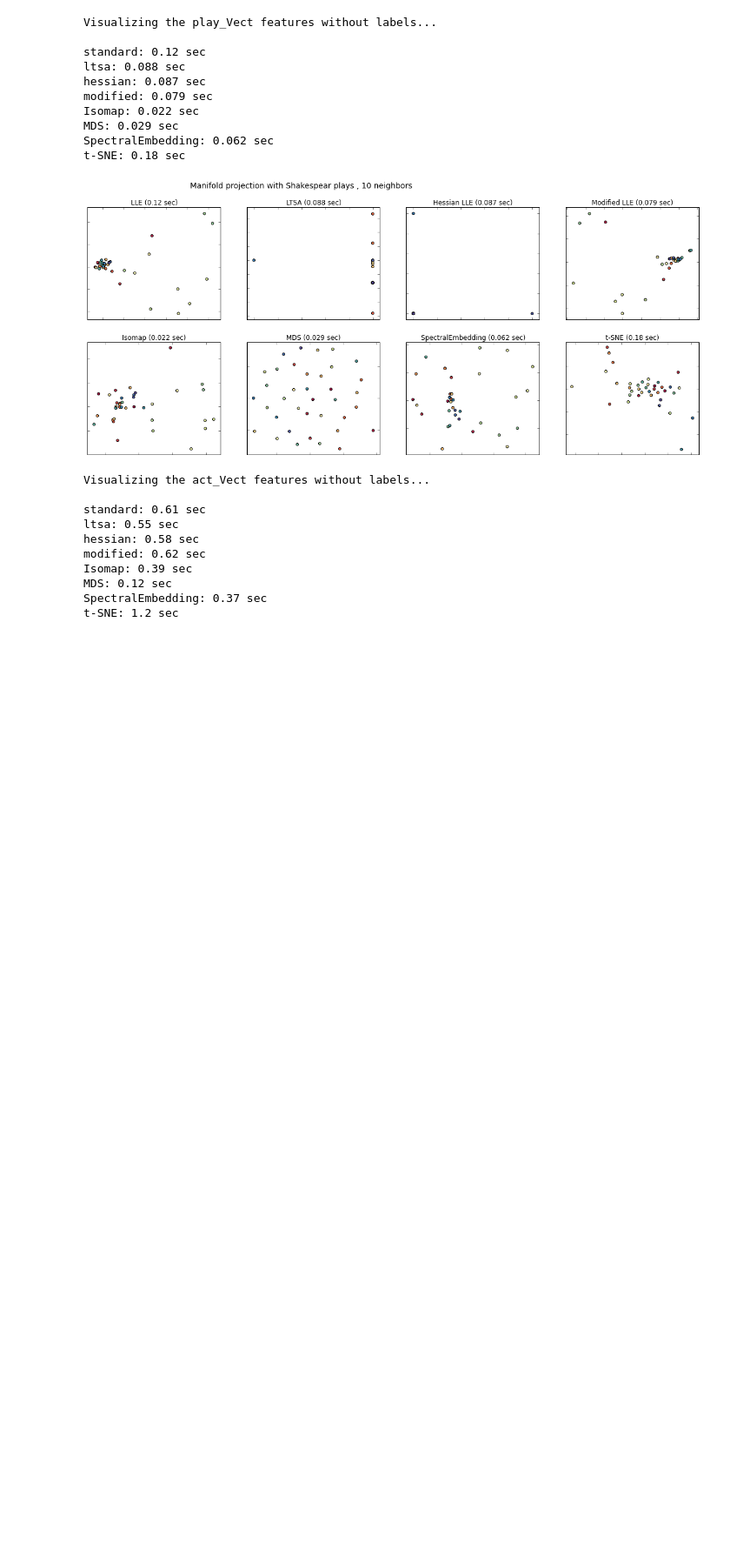
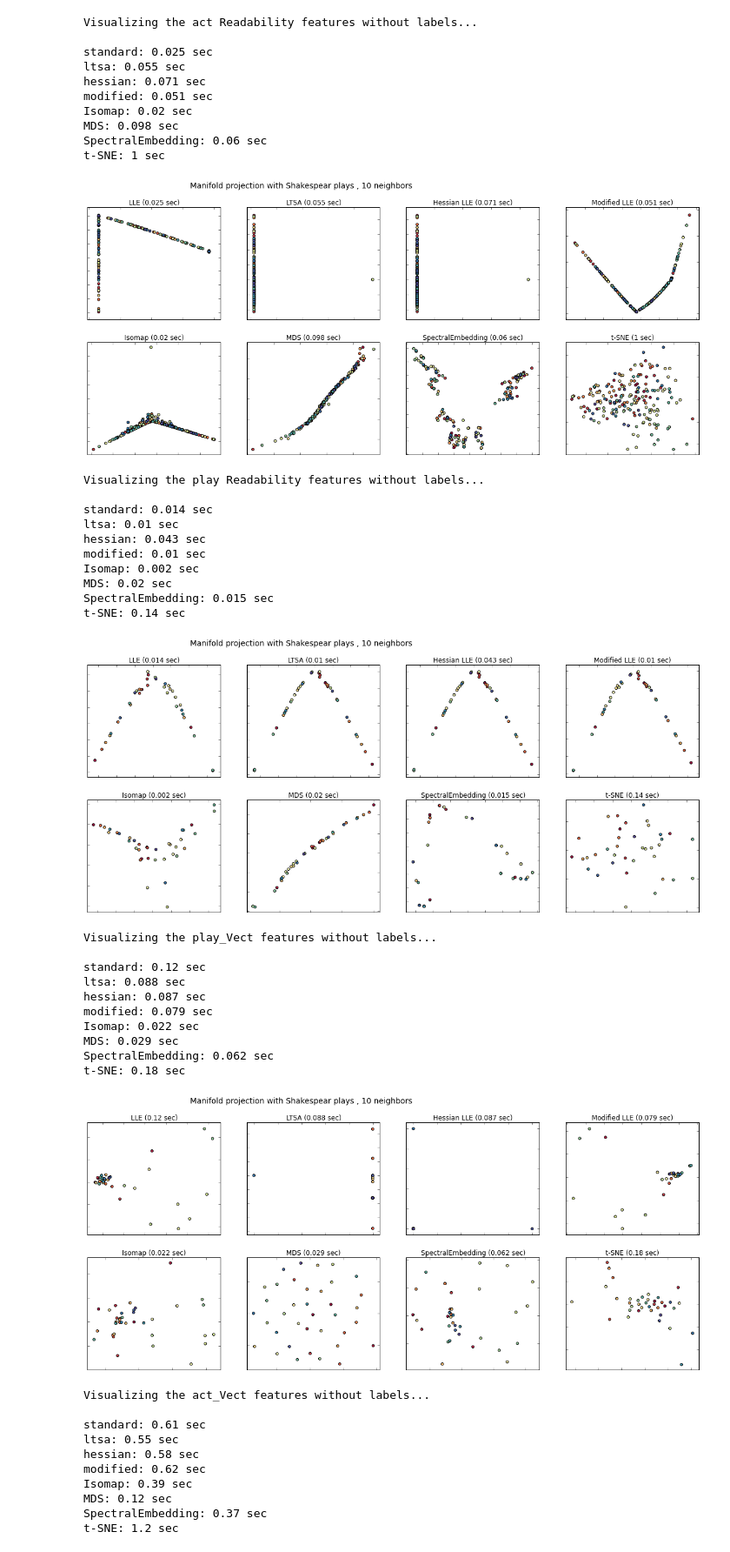
Before and after one commit to dingchaoz/machine_learning, a Jupyter notebook: HW4/Manifold_Visualize_Features_Plays.ipynb, the cells around one changed output. Shown at 87% size. Cells and saved outputs as stored; diff of their text form; code cells hidden in the pictures; blank space fills up the shorter version.

Commit message:
visualized readability feature data

```diff
--- a/HW4/Manifold_Visualize_Features_Plays.ipynb
+++ b/HW4/Manifold_Visualize_Features_Plays.ipynb
@@ -3,11 +3,7 @@
 ## More note can be found in the trial and test note.docx
 
 %matplotlib inline
-from sklearn.decomposition import TruncatedSVD
-from sklearn.preprocessing import Normalizer
-from sklearn.cluster import KMeans, MiniBatchKMeans
-from sklearn.mixture import GMM, DPGMM
-from sklearn.pipeline import make_pipeline
+
 from time import time
 from sklearn import metrics
 from scipy import linalg
@@ -46,6 +42,9 @@ play_Labels= pd.read_csv('LSA_VectorizedFeatures/play_feature_labels.txt',sep='\
 # print(scene_Labels)
 #     explained_variance = svd.explained_variance_ratio_.sum()
 #     print(explained_variance)
+act_Readability = pd.read_csv('Readability_Features/Act_Readability_Feature.txt',sep=',',header = None)
+play_Readability = pd.read_csv('Readability_Features/Play_Readability_Feature.txt',sep=',',header = None)
+scene_Readability = pd.read_csv('Readability_Features/Scene_Readability_Feature.txt',sep=',',header = None)
 # %%
 ## Function to get the annotation label
 def get_play_number(X):
@@ -67,7 +66,7 @@ scene_annot = get_play_number(scene_Labels)
 ## Adapated from http://scikit-learn.org/stable/auto_examples/manifold/plot_compare_methods.html#example-manifold-plot-compare-methods-py
 ## There are errors when apply to scene_Vect
 ## Visualize the plays by projecting them on non-linear plane to differ from the PCA projection
-def manifold_projection(X,L=None, n_neighbors = 10,n_components = 2):
+def manifold_projection(X,annot=None,L=None, n_neighbors = 10,n_components = 2):
 
 
     fig = plt.figure(figsize=(25, 8))
@@ -77,6 +76,7 @@ def manifold_projection(X,L=None, n_neighbors = 10,n_components = 2):
 
     size = len(X)
     color = range(size)
+    #color = annot
     color = [x/size for x in color]
 
     methods = ['standard', 'ltsa', 'hessian', 'modified']
@@ -166,3 +166,6 @@ def manifold_projection(X,L=None, n_neighbors = 10,n_components = 2):
     plt.axis('tight')
 
     plt.show()
+# %%
+act_Readability = pd.read_csv('Readability_Features/Act_Readability_Feature.txt',sep=',',header = None)
+act_Readability.head(n=5)
@@ -169,3 +179,33 @@ def manifold_projection(X,L=None, n_neighbors = 10,n_components = 2):
+# %%
+print("\nVisualizing the act Readability features without labels... \n")
+manifold_projection(act_Readability)
+print("\nVisualizing the play Readability features without labels... \n")
+manifold_projection(play_Readability)
+#print("\nVisualizing the scene Readability features without labels... \n")
+#manifold_projection(scene_Readability)
+# %% [output]
+Visualizing the act Readability features without labels...
+
+standard: 0.025 sec
+ltsa: 0.055 sec
+hessian: 0.071 sec
+modified: 0.051 sec
+Isomap: 0.02 sec
+MDS: 0.098 sec
+SpectralEmbedding: 0.06 sec
+t-SNE: 1 sec
+[figure, added]
+Visualizing the play Readability features without labels...
+
+standard: 0.014 sec
+ltsa: 0.01 sec
+hessian: 0.043 sec
+modified: 0.01 sec
+Isomap: 0.002 sec
+MDS: 0.02 sec
+SpectralEmbedding: 0.015 sec
+t-SNE: 0.14 sec
+[figure, added]
 # %%
 print("\nVisualizing the play_Vect features without labels... \n")
 manifold_projection(play_Vect)
```
Also changed, not shown: parts of 1 cell of this notebook.
